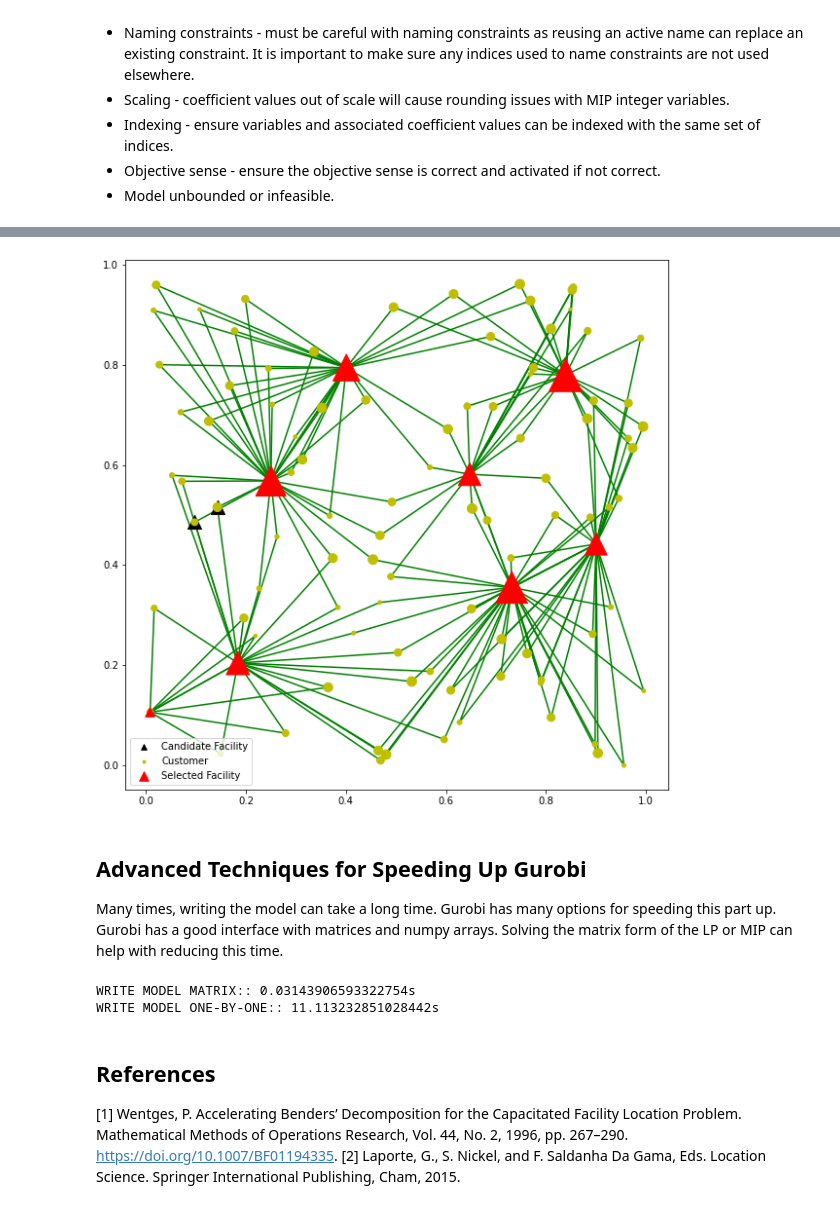
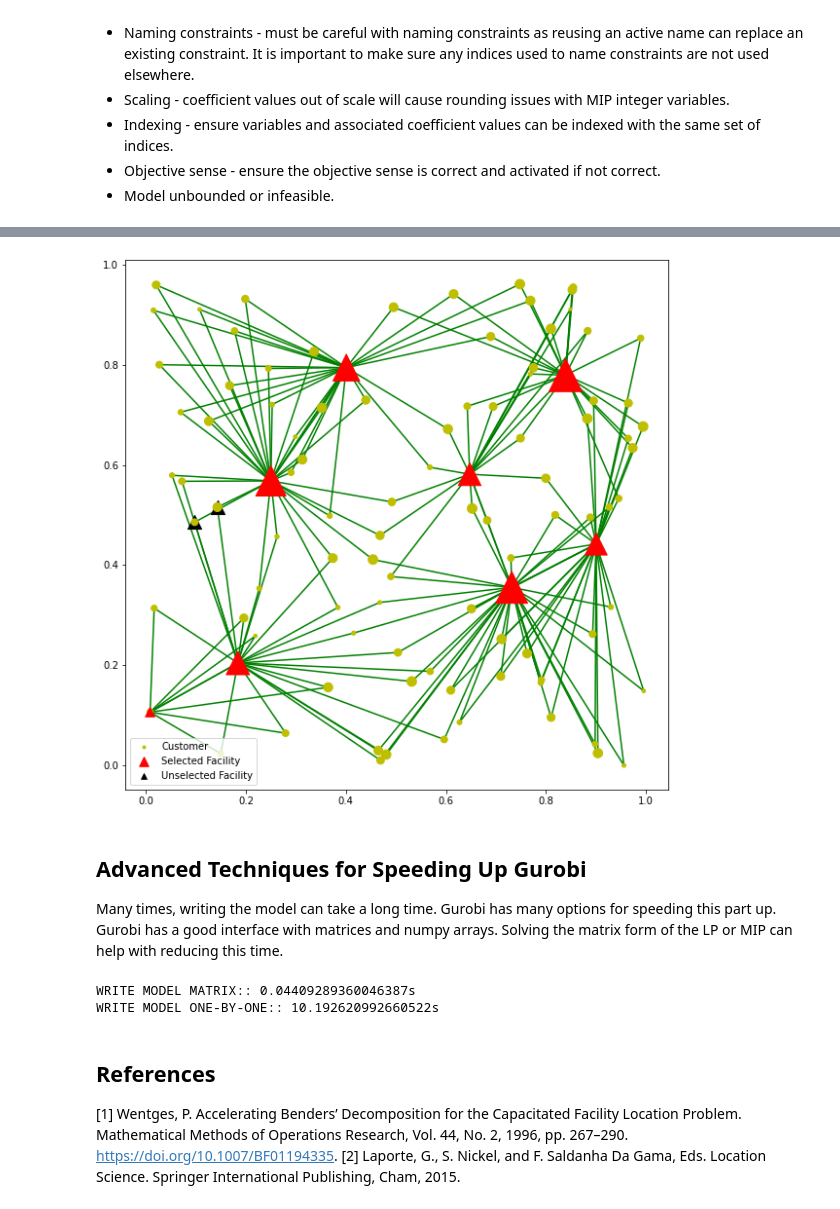
Before and after one commit to adrianhdz8/gurobi_tutorial_NTC, a Jupyter notebook: code_along.ipynb, the cells around one changed output, grey strips where cells are left out. Cells and saved outputs as stored; diff of their text form; code cells hidden in the pictures.

```diff
--- a/code_along.ipynb
+++ b/code_along.ipynb
@@ -366,24 +392,23 @@ SOLVE MODEL:: 0.0192s
 # %%
-# post-processing and plotting
+# plotting
 y_vs = {i: v for i, v in y_val}
 x_vs = {i: v for i, v in x_val}             # convert to dict
 fac_sizes = np.array([0 if y_vs[j] == 0 else sum(x_vs[i, j] for i in custs) for j in facs])
 
 _, ax = plt.subplots(figsize=(10, 10))
-ax.scatter([x for j, (x, _) in enumerate(fac_coords) if y_vs[j] == 0],
-           [y for j, ( _, y) in enumerate(fac_coords) if y_vs[j] == 0], s=200, c='k', marker='^', label='Candidate Facility')
 ax.scatter(cust_coords[:, 0], cust_coords[:, 1], s=cust_demands, c='y', label='Customer')
 ax.scatter([x for x, _ in fac_coords], [y for _, y in fac_coords], s=fac_sizes, c='r', marker='^', label='Selected Facility')
+ax.scatter([x for j, (x, _) in enumerate(fac_coords) if y_vs[j] == 0],
+           [y for j, ( _, y) in enumerate(fac_coords) if y_vs[j] == 0], s=200, c='k', marker='^', label='Unselected Facility', zorder=0)
 # customer-facility assignment
 for i in custs:
     for j in facs:
         if x_vs[i, j]:
             ax.plot([cust_coords[i, 0], fac_coords[j, 0]], [cust_coords[i, 1], fac_coords[j, 1]], 'g', zorder=-1)
 lgnd = ax.legend(loc='lower left', markerscale=0.4)
-
 plt.show()
 # %% [output]
-[figure, old version]
+[figure, new version]
 # %% [markdown]
 ## Advanced Techniques for Speeding Up Gurobi
 Many times, writing the model can take a long time. Gurobi has many options for speeding this part up.
@@ -398,7 +423,7 @@ y = model.addMVar((n,), vtype=gp.GRB.BINARY)
 y_factor = np.random.rand(n, m)
 y_b = np.random.rand(m)
 
-model.addConstr(y_factor.transpose() @ y <= y_b)
+C2= model.addConstr(y_factor.transpose() @ y <= y_b)
 
 print('WRITE MODEL MATRIX:: {v0}s'.format(v0=time.time() - t0))
 
@@ -413,8 +438,8 @@ for j in range(m):
 
 print('WRITE MODEL ONE-BY-ONE:: {v0}s'.format(v0=time.time() - t0))
 # %% [output]
-WRITE MODEL MATRIX:: 0.03143906593322754s
-WRITE MODEL ONE-BY-ONE:: 11.113232851028442s
+WRITE MODEL MATRIX:: 0.04409289360046387s
+WRITE MODEL ONE-BY-ONE:: 10.192620992660522s
 # %% [markdown]
 ## References
 [1] Wentges, P. Accelerating Benders’ Decomposition for the Capacitated Facility Location Problem. Mathematical Methods of Operations Research, Vol. 44, No. 2, 1996, pp. 267–290. https://doi.org/10.1007/BF01194335.
```
Also changed, not shown: parts of 12 cells of this notebook.
